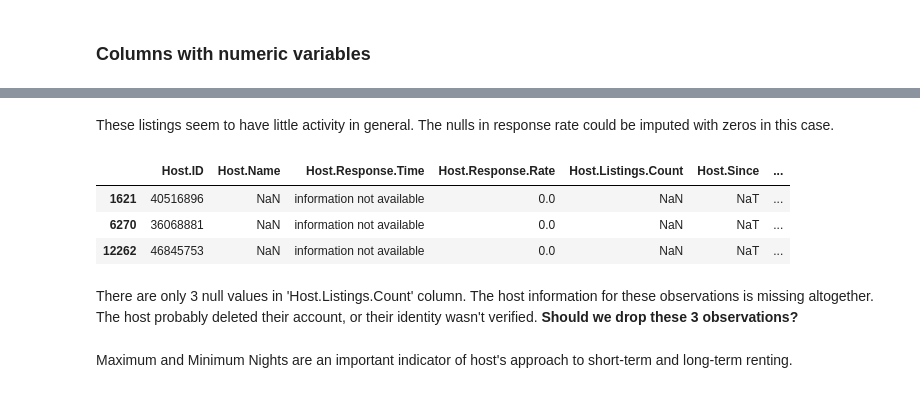
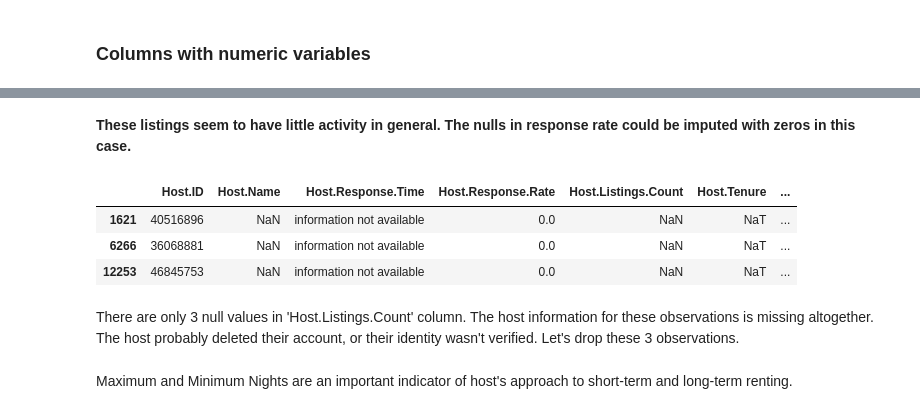
Before and after one commit to ekaterinaleks/preparation_for_final_project, a Jupyter notebook: eda_with_python.ipynb, the cells around one changed output, grey strips where cells are left out. Saved outputs shown, nothing was run; the diff lists cells and outputs as text; code cells hidden in the pictures.

```diff
--- a/eda_with_python.ipynb
+++ b/eda_with_python.ipynb
@@ -138,3 +137,5 @@ Name: Name, dtype: object
+# %%
+df_listings.drop(['First.Review', 'Last.Review'], axis=1, inplace=True)
 # %%
 df_listings.columns
 # %% [output]
@@ -164,4 +158,0 @@ The columns Host.Since, First.Review and Last.Review are dates and can be cast t
-# %%
-df_listings['Host.Since'] = pd.to_datetime(df_listings['Host.Since'], format='%Y-%m-%d')
-df_listings['First.Review'] = pd.to_datetime(df_listings['First.Review'], format='%Y-%m-%d')
-df_listings['Last.Review'] = pd.to_datetime(df_listings['Last.Review'], format='%Y-%m-%d')
@@ -167,0 +164,8 @@ df_listings['Last.Review'] = pd.to_datetime(df_listings['Last.Review'], format='
+# %%
+#create a datetima variable with the last scrapping date
+last_scraped = datetime.datetime.strptime('2017-04-08', '%Y-%m-%d')
+# %%
+#create a column with host's tenure
+df_listings['Host.Tenure'] = last_scraped - df_listings['Host.Since']
+#drop the original column
+df_listings.drop('Host.Since', axis=1, inplace=True)
@@ -456,20 +469,21 @@ df_listings.loc[df_listings['Host.Response.Rate'].isna(), ['Number.of.Reviews',
 # %% [markdown]
-These listings seem to have little activity in general. The nulls in response rate could be imputed with zeros in this case.
+**These listings seem to have little activity in general. The nulls in response rate could be imputed with zeros in this case.**
 # %%
 df_listings.loc[df_listings['Host.Response.Rate'].isna(),'Host.Response.Rate'] = 0
 # %%
 #check the null values in 'Host.Listings.Count'
 df_listings.loc[df_listings['Host.Listings.Count'].isna(), ['Host.ID', 'Host.Name', 'Host.Response.Time', 'Host.Response.Rate',
-                'Host.Listings.Count', 'Host.Since', 'Host Identity Verified', 'N.of.Host.Verifications', 'Number.of.Reviews', 'Availability.30','Availability.60', 'Availability.90',
+                'Host.Listings.Count', 'Host.Tenure', 'Host Identity Verified', 'N.of.Host.Verifications',
+                'Number.of.Reviews', 'Availability.30','Availability.60', 'Availability.90',
                 'Availability.365', 'Days.from.Cal.Update']]
 # %% [output]
-|  | Host.ID | Host.Name | Host.Response.Time | Host.Response.Rate | Host.Listings.Count | Host.Since | ... |
+|  | Host.ID | Host.Name | Host.Response.Time | Host.Response.Rate | Host.Listings.Count | Host.Tenure | ... |
 | 1621 | 40516896 | NaN | information not available | 0.0 | NaN | NaT | ... |
-| 6270 | 36068881 | NaN | information not available | 0.0 | NaN | NaT | ... |
-| 12262 | 46845753 | NaN | information not available | 0.0 | NaN | NaT | ... |
+| 6266 | 36068881 | NaN | information not available | 0.0 | NaN | NaT | ... |
+| 12253 | 46845753 | NaN | information not available | 0.0 | NaN | NaT | ... |
 # %% [markdown]
 There are only 3 null values in 'Host.Listings.Count' column. The host information for these observations is missing altogether.
-The host probably deleted their account, or their identity wasn't verified. **Should we drop these 3 observations?**
+The host probably deleted their account, or their identity wasn't verified. Let's drop these 3 observations.
 # %%
 df_listings.drop(df_listings[df_listings['Host.Listings.Count'].isna()].index, axis=0, inplace=True)
 # %% [markdown]
```
Also changed, not shown: parts of 52 cells of this notebook, 6 other files.
